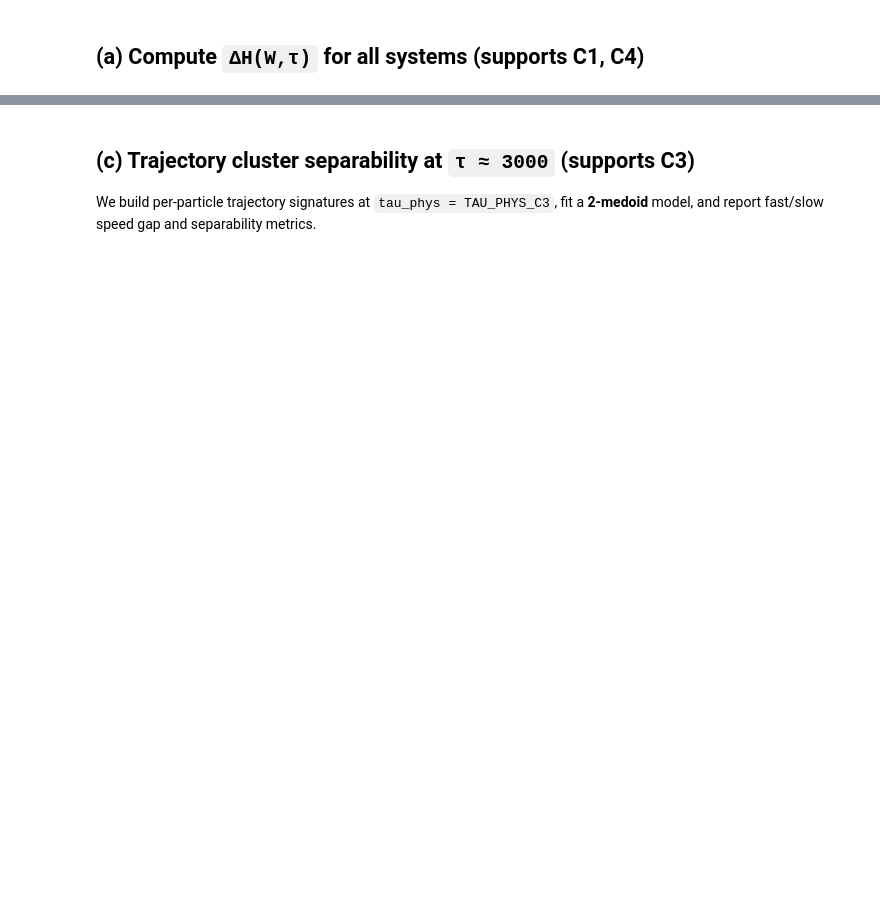
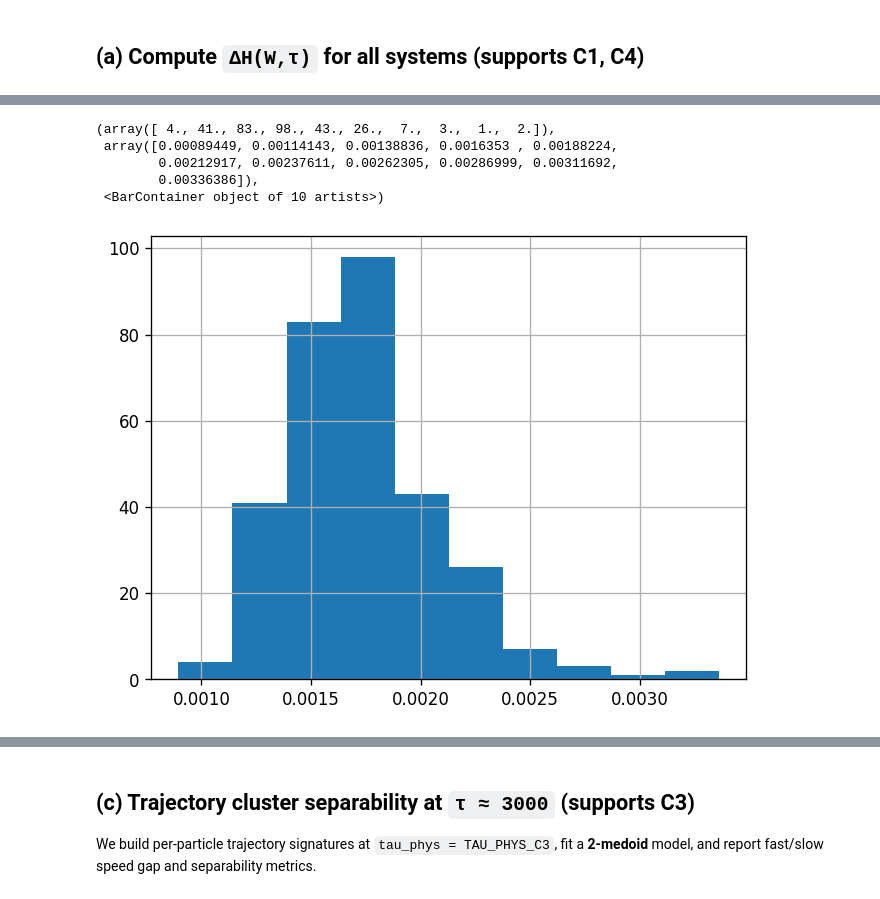
Before and after one commit to EnriFermi/asal-fork, a Jupyter notebook: experiments/opt_msc/analysis/deltah_mssc_comparison.ipynb, the cells around one changed output, grey strips where cells are left out. Saved outputs shown, nothing was run; the diff lists cells and outputs as text; code cells hidden in the pictures; blank space fills up the shorter version.

```diff
--- a/experiments/opt_msc/analysis/deltah_mssc_comparison.ipynb
+++ b/experiments/opt_msc/analysis/deltah_mssc_comparison.ipynb
@@ -726,0 +727,10 @@ for name, path in SYSTEMS.items():
+# %%
+rand_im = deltah_by_system['t_mssc']['delta_h']
+plt.hist(rand_im.flatten())
+# %% [output]
+(array([ 4., 41., 83., 98., 43., 26.,  7.,  3.,  1.,  2.]),
+ array([0.00089449, 0.00114143, 0.00138836, 0.0016353 , 0.00188224,
+        0.00212917, 0.00237611, 0.00262305, 0.00286999, 0.00311692,
+        0.00336386]),
+ <BarContainer object of 10 artists>)
+[figure, added]
```
Also changed, not shown: parts of 13 cells of this notebook, 54 other files.
